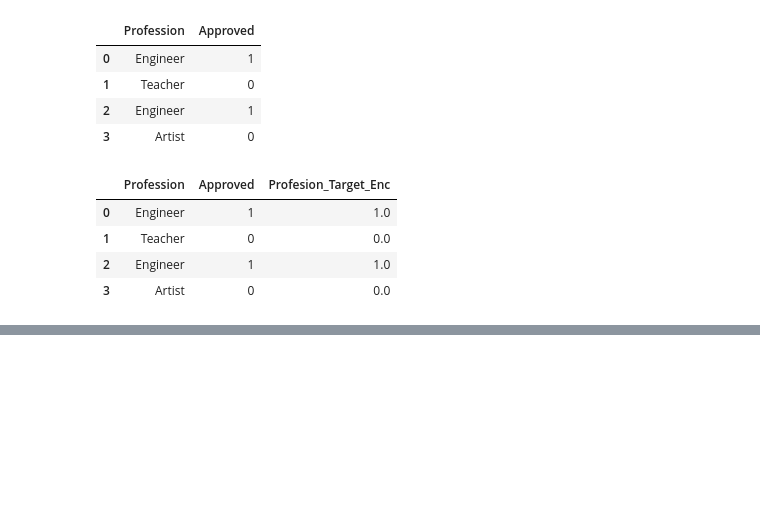
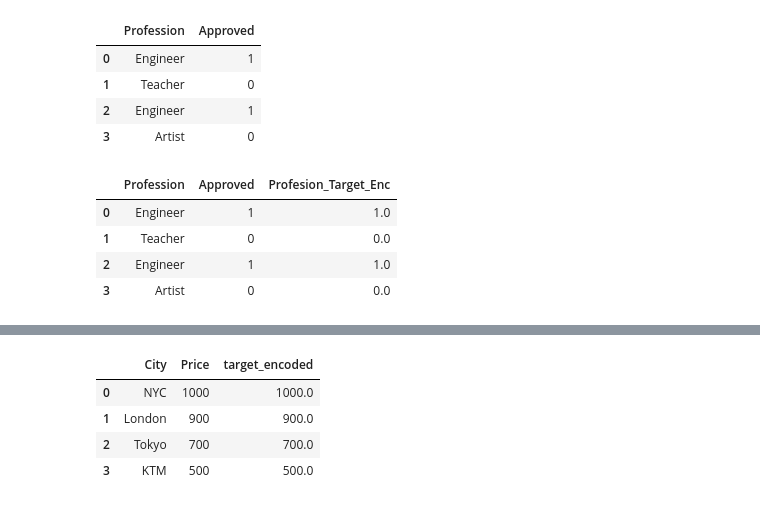
Before and after one commit to nayankhanal/ml-class, a Jupyter notebook: feature_engineering_day1.ipynb, the cells around one changed output, grey strips where cells are left out. Cells and saved outputs as stored; diff of their text form; code cells hidden in the pictures; blank space fills up the shorter version.

```diff
--- a/feature_engineering_day1.ipynb
+++ b/feature_engineering_day1.ipynb
@@ -508,3 +511,10 @@ df9
 | 1 | Teacher | 0 | 0.0 |
 | 2 | Engineer | 1 | 1.0 |
 | 3 | Artist | 0 | 0.0 |
+# %%
+df10 = pd.DataFrame({
+    'City': ['NYC','London','Tokyo','KTM'],
+    'Price': [1000, 900, 700, 500]
+})
+
+df10
@@ -510,0 +527,3 @@ df9
+# %%
+grouped_mean = df10.groupby('City')['Price'].mean()
+grouped_mean
@@ -510,0 +538,10 @@ df9
+# %%
+df10['target_encoded'] = df10['City'].map(grouped_mean)
+# %%
+df10
+# %% [output]
+|  | City | Price | target_encoded |
+| 0 | NYC | 1000 | 1000.0 |
+| 1 | London | 900 | 900.0 |
+| 2 | Tokyo | 700 | 700.0 |
+| 3 | KTM | 500 | 500.0 |
```
Also changed, not shown: parts of 21 cells of this notebook.
